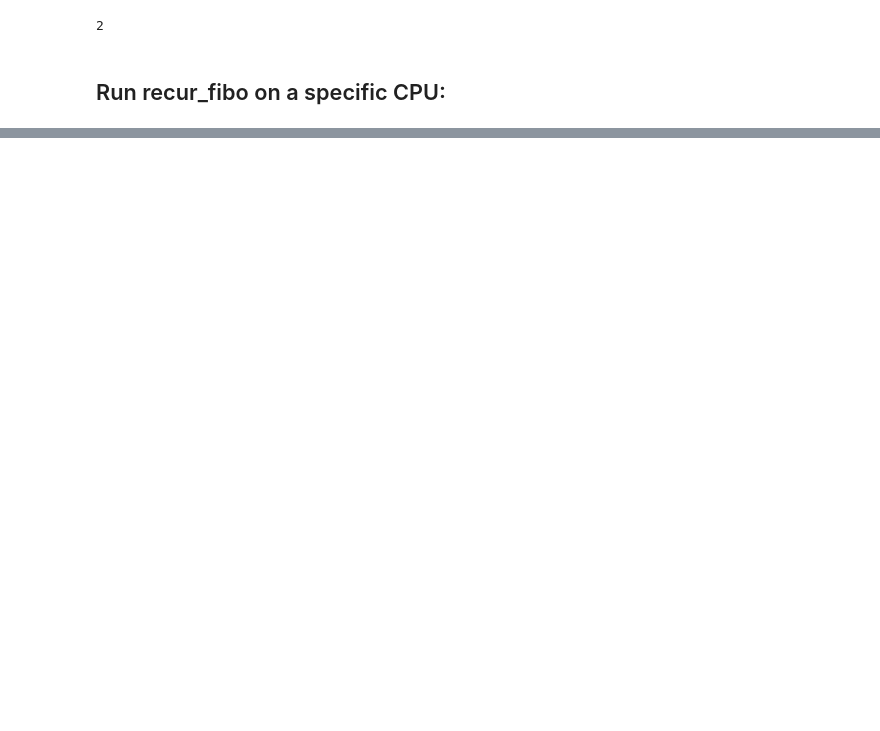
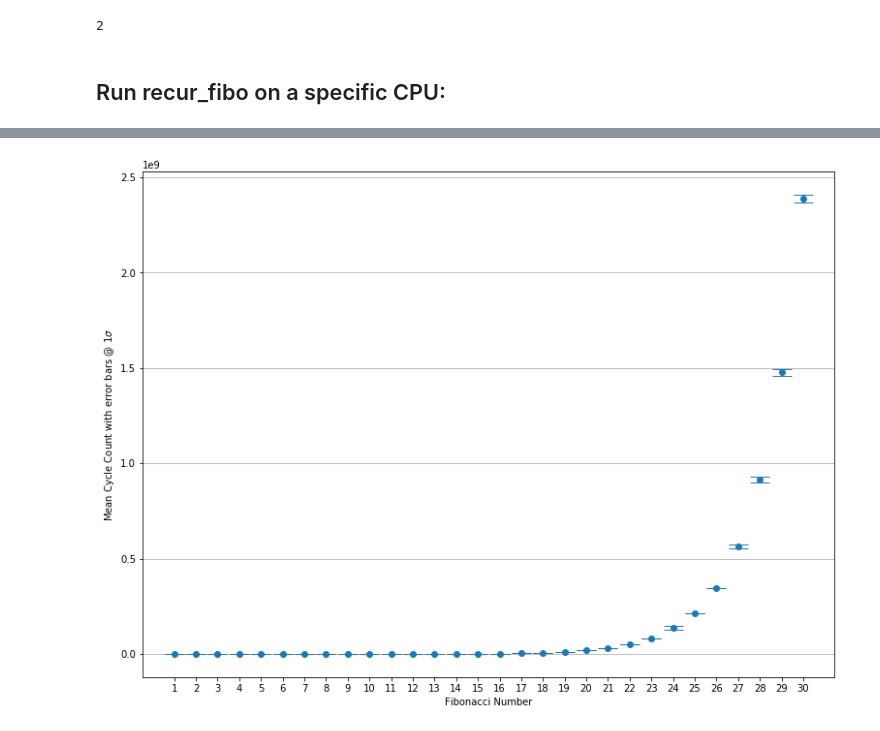
Before and after one commit to ramucsd/WES237A, a Jupyter notebook: Assignment3DraftRM.ipynb, the cells around one changed output, grey strips where cells are left out. Drawn from its saved outputs; the diff is of its cells as text; code cells hidden in the pictures; blank space fills up the shorter version.

```diff
--- a/Assignment3DraftRM.ipynb
+++ b/Assignment3DraftRM.ipynb
@@ -82,0 +189,11 @@ Calculated time based on CPU Frequency: 3.7230961553846154 sec
+# %%
+cycle_mean = data[CLOCK_DATA]['mean'].to_numpy()
+cycle_std = data[CLOCK_DATA]['std'].to_numpy()
+plt.figure(4, [12.8,9.6])
+plt.errorbar(np.arange(1,n_max+1),cycle_mean,cycle_std,fmt='o', linewidth=2, capsize=10);
+plt.xticks(np.arange(1,n_max+1),np.arange(1,n_max+1));
+plt.xlabel('Fibonacci Number')
+plt.ylabel('Mean Cycle Count with error bars @ 1'r'$\sigma$');
+plt.grid(axis = 'y')
+# %% [output]
+[figure, added]
```
Also changed, not shown: parts of 10 cells of this notebook.
